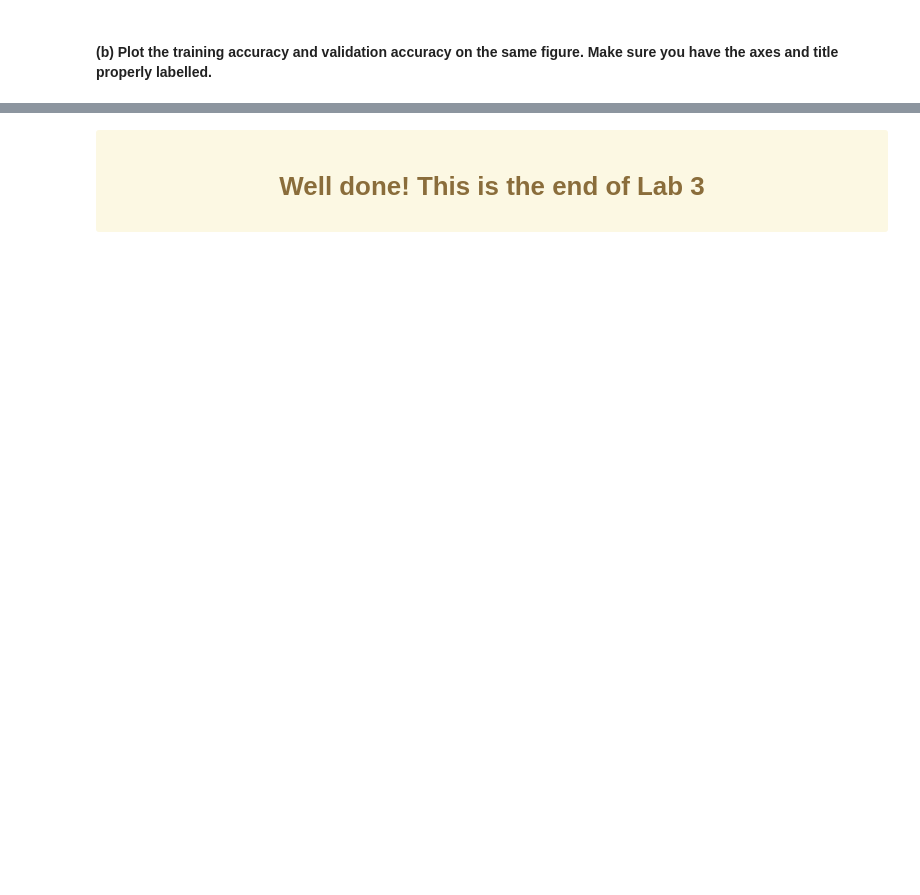
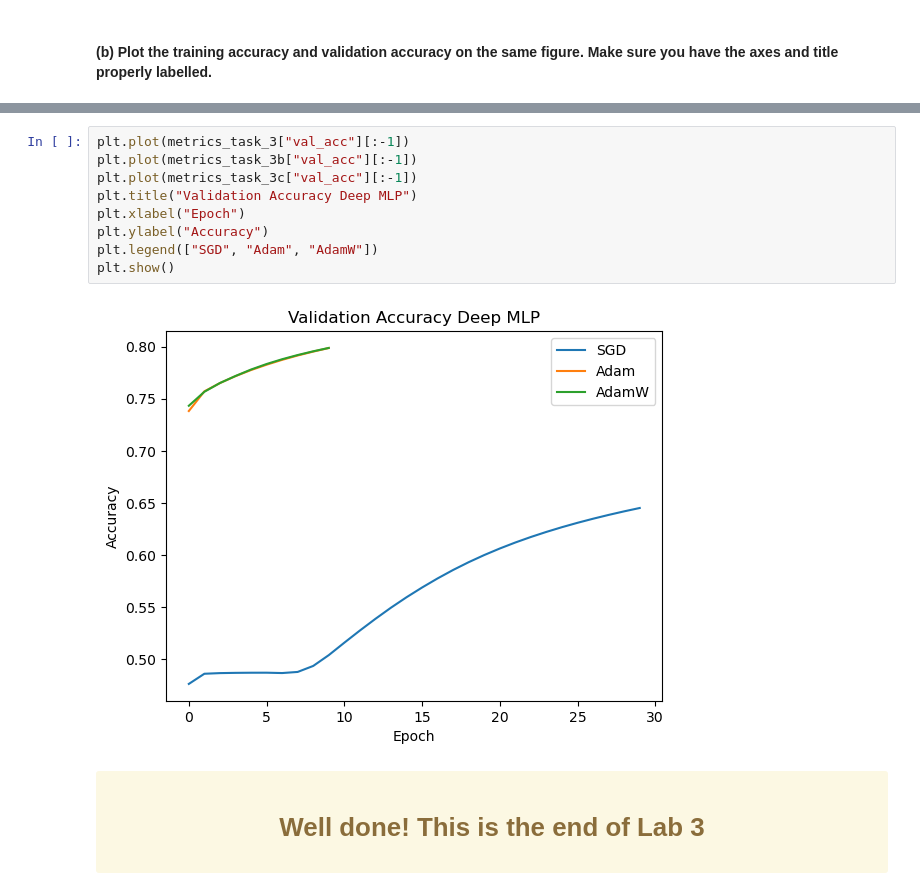
Before and after one commit to sqooid/ece4179-neural-networks, a Jupyter notebook: labs/lab-3/Lab3_2_CoverType.ipynb, the cells around one changed output, grey strips where cells are left out. Cells and saved outputs as stored; diff of their text form; blank space fills up the shorter version.

```diff
--- a/labs/lab-3/Lab3_2_CoverType.ipynb
+++ b/labs/lab-3/Lab3_2_CoverType.ipynb
@@ -1162,3 +1387,14 @@ Answer:
+# %%
+plt.plot(metrics_task_3["val_acc"][:-1])
+plt.plot(metrics_task_3b["val_acc"][:-1])
+plt.plot(metrics_task_3c["val_acc"][:-1])
+plt.title("Validation Accuracy Deep MLP")
+plt.xlabel("Epoch")
+plt.ylabel("Accuracy")
+plt.legend(["SGD", "Adam", "AdamW"])
+plt.show()
+# %% [output]
+[figure, added]
 # %% [markdown]
 <div class="alert alert-block alert-warning">
 
```
Also changed, not shown: parts of 18 cells of this notebook.
